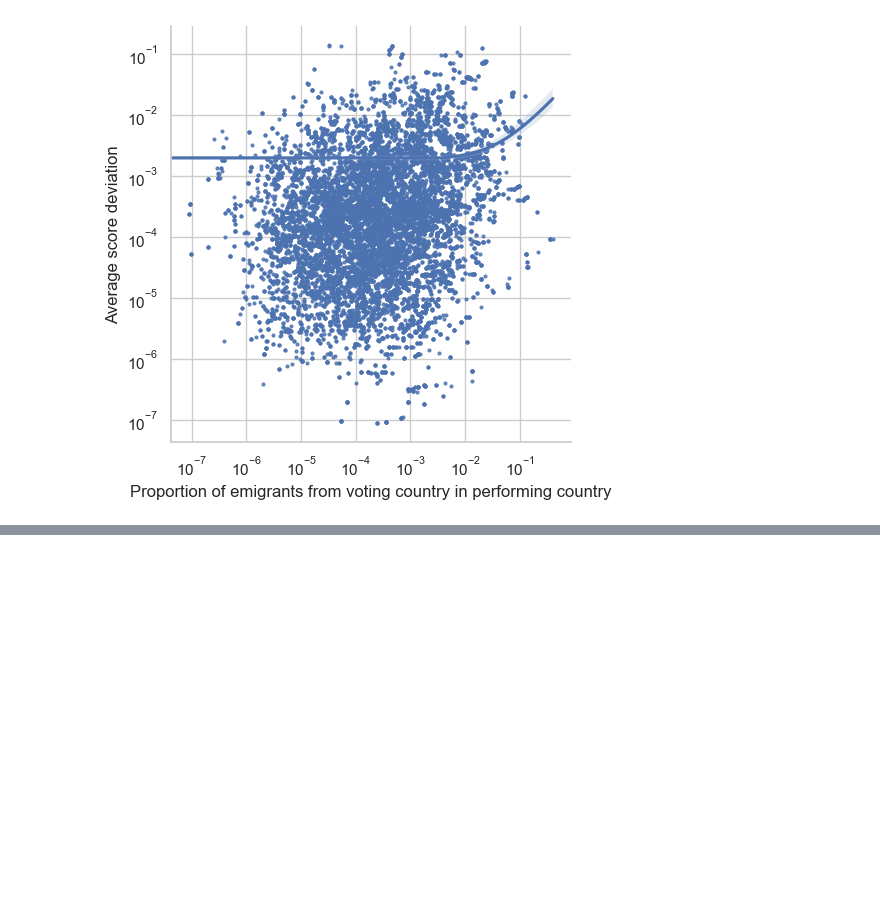
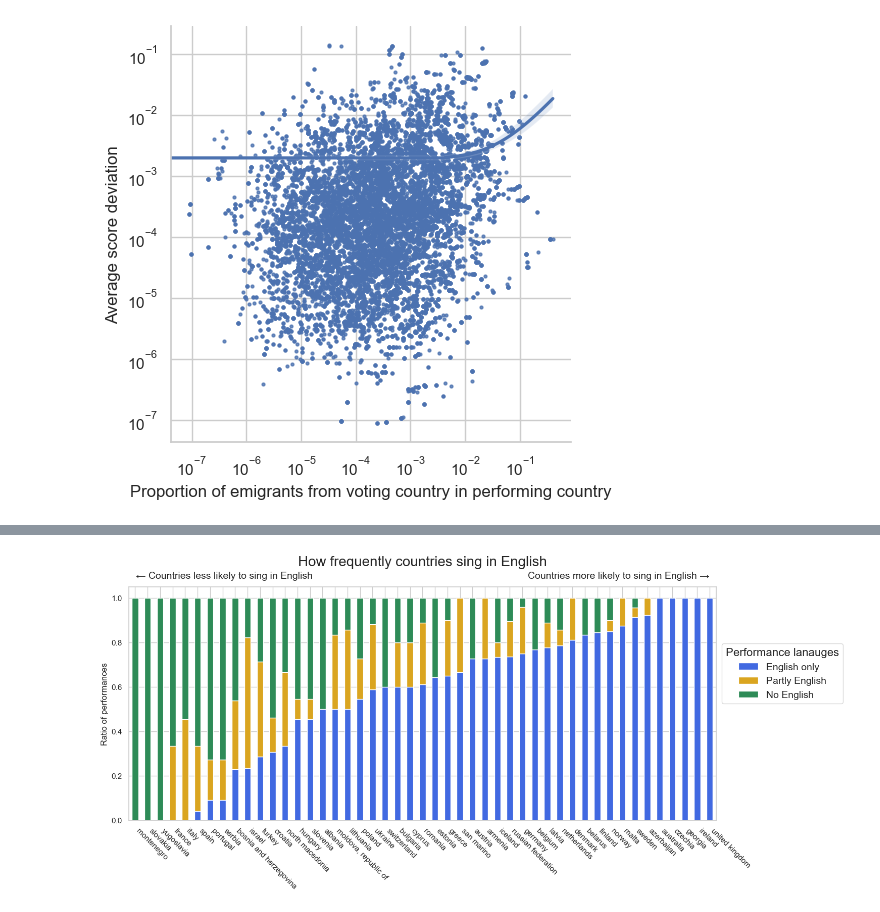
Before and after one commit to KatrionaGoldmann/Eurovision_TDS, a Jupyter notebook: eurovision/notebooks/story.ipynb, the cells around one changed output, grey strips where cells are left out. Saved outputs shown, nothing was run; the diff lists cells and outputs as text; code cells hidden in the pictures; blank space fills up the shorter version.

Commit message:
Add language plots

```diff
--- a/eurovision/notebooks/story.ipynb
+++ b/eurovision/notebooks/story.ipynb
@@ -444,0 +451,37 @@ plt.show()
+# %%
+df_performance = df[['year', 'Artist', 'to_country',
+       'total_points', 'rank', 'to_code2',
+       'Official_languages', 'Language_sung', 'Contains_English',
+       'Contains_NonEnglish', 'Contains_Multiple_Languages',
+       'Number_of_Languages', 'Contains_Own_Language', 'gender']].drop_duplicates()
+# %%
+df_language = df_performance.copy()
+
+df_performance['English_only'] = (df_performance['Contains_English']) & (df_performance['Number_of_Languages'] == 1 )
+df_performance['No_English'] = ~df_performance['Contains_English']
+df_performance['Some_English'] = (df_performance['Contains_English']) & (df_performance['Number_of_Languages'] > 1 )
+
+# for each country get the ratio of songs that contain only English, some English and no English
+# then sort by the ratio of songs that contain only English
+df_language = df_performance.groupby('to_country').agg({'English_only': 'mean', 'Some_English': 'mean', 'No_English': 'mean'})
+
+df_language = df_language.sort_values(by=['English_only', 'Some_English'], ascending=True)
+# %%
+colours = {"English_only":'royalblue', "No_English":'seagreen', "Some_English":'goldenrod'}
+
+df_language.plot(kind='bar', figsize=(15, 6), stacked=True, color=colours)
+
+plt.legend(['English only', 'Partly English', 'No English'], title="Performance lanauges", loc=[1, 1],
+        fontsize=14,  bbox_to_anchor=(0.51, 0., 0.5, 0.5), title_fontsize=16)
+
+plt.title('How frequently countries sing in English', fontsize=20, pad=30)
+
+plt.text(df_language.shape[0]-1, 1.1, 'Countries more likely to sing in English →', ha='right', va='center', fontsize=14)
+plt.text(0.05, 1.1, '← Countries less likely to sing in English ', ha='left', va='center',  fontsize=14)
+plt.xticks(rotation=-45, ha='left')
+plt.xlabel('')
+plt.ylabel('Ratio of performances')
+
+plt.show()
+# %% [output]
+[figure, added]
```
Also changed, not shown: parts of 12 cells of this notebook, 2 other files.
